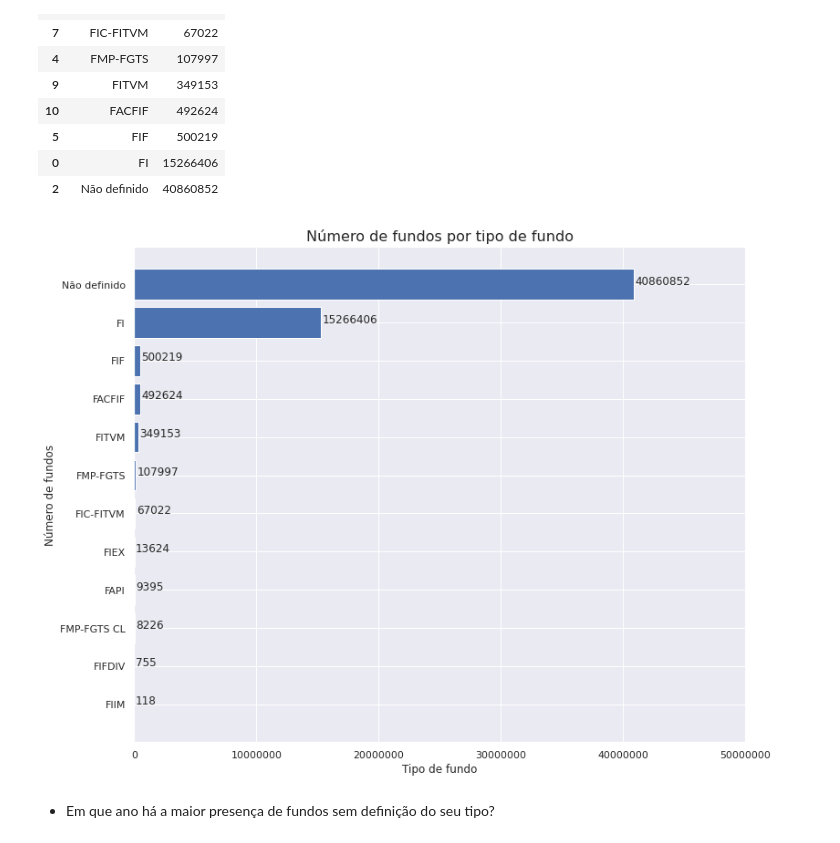
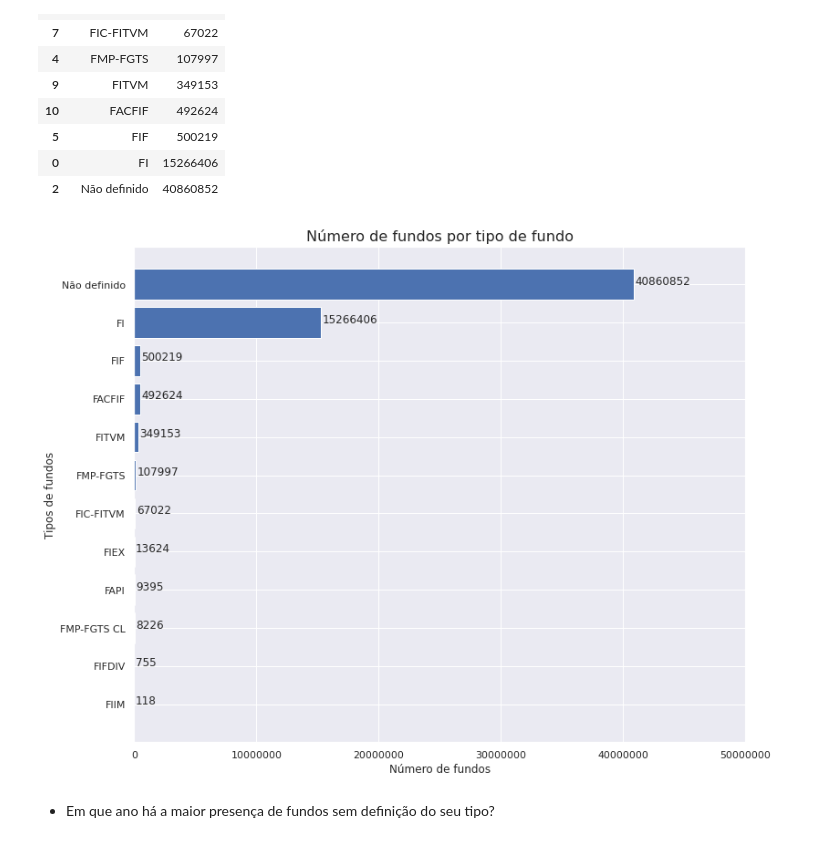
Before and after one commit to PauloMarvin/ETL-CVM, a Jupyter notebook: 02_data_analysis_spark.ipynb, the cells around one changed output. Saved outputs shown, nothing was run; the diff lists cells and outputs as text; code cells hidden in the pictures.

```diff
--- a/02_data_analysis_spark.ipynb
+++ b/02_data_analysis_spark.ipynb
@@ -183,18 +188,18 @@ count_tp_fundo
 # %%
 plt.figure(figsize= (12, 10))
 plt.ticklabel_format(style='plain') # para que os valores no eixo y do gráfico não estejam em notação científica.
 bars = plt.barh(y= count_tp_fundo['TP_FUNDO'], width= count_tp_fundo['count'])
 
 for index, bar in enumerate(bars):
     plt.text(bar.get_width() + 100000, index, bar.get_width(), fontsize= 12)
 
 plt.title('Número de fundos por tipo de fundo', fontsize= 16)
-plt.ylabel('Número de fundos')
+plt.ylabel('Tipos de fundos')
 plt.xlim([0, 50000000])
-plt.xlabel('Tipo de fundo')
+plt.xlabel('Número de fundos')
 plt.show()
 # %% [output]
-[figure, old version]
+[figure, new version]
 # %% [markdown]
 * Em que ano há a maior presença de fundos sem definição do seu tipo?
 # %%
```
Also changed, not shown: parts of 64 cells of this notebook.
